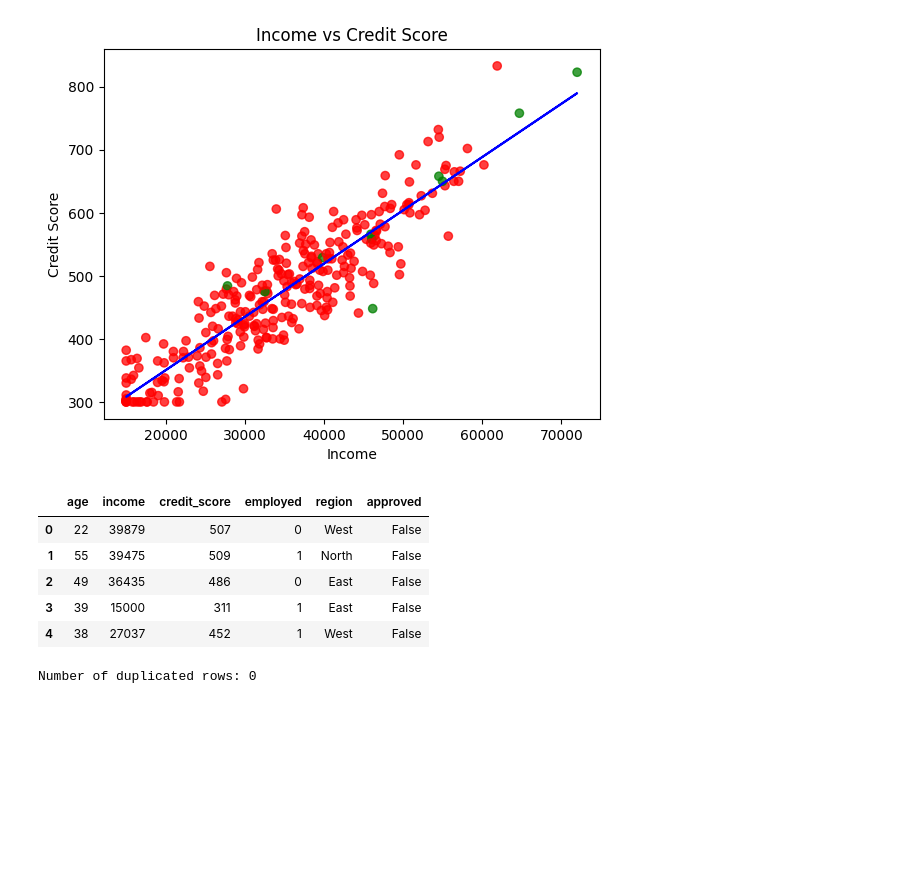
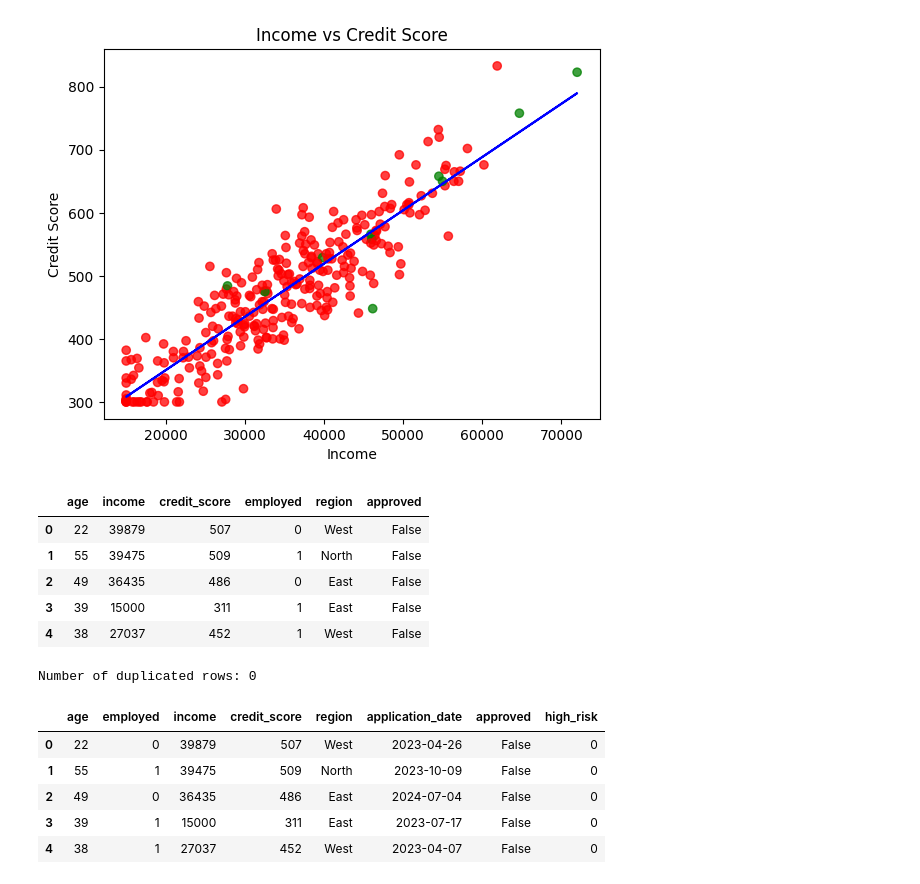
Before and after one commit to randel-bjorkquist/jupyter-notebooks-vscode, a Jupyter notebook: Admissions.ipynb, the cells around one changed output. Cells and saved outputs as stored; diff of their text form; code cells hidden in the pictures; blank space fills up the shorter version.

```diff
--- a/Admissions.ipynb
+++ b/Admissions.ipynb
@@ -239,3 +239,12 @@ df['high_risk'] = ((df['credit_score'] < 300) & (df['income'] < 20000)).astype(i
 
 #df['high_risk'] = (df['credit_score'] < 300).astype(bool)
 #df['high_risk'] = df['credit_score'].apply(lambda x: 1 if x < 600 else 0)
+# %%
+df.head()
+# %% [output]
+|  | age | employed | income | credit_score | region | application_date | approved | high_risk |
+| 0 | 22 | 0 | 39879 | 507 | West | 2023-04-26 | False | 0 |
+| 1 | 55 | 1 | 39475 | 509 | North | 2023-10-09 | False | 0 |
+| 2 | 49 | 0 | 36435 | 486 | East | 2024-07-04 | False | 0 |
+| 3 | 39 | 1 | 15000 | 311 | East | 2023-07-17 | False | 0 |
+| 4 | 38 | 1 | 27037 | 452 | West | 2023-04-07 | False | 0 |
```
Also changed, not shown: parts of 6 cells of this notebook.
